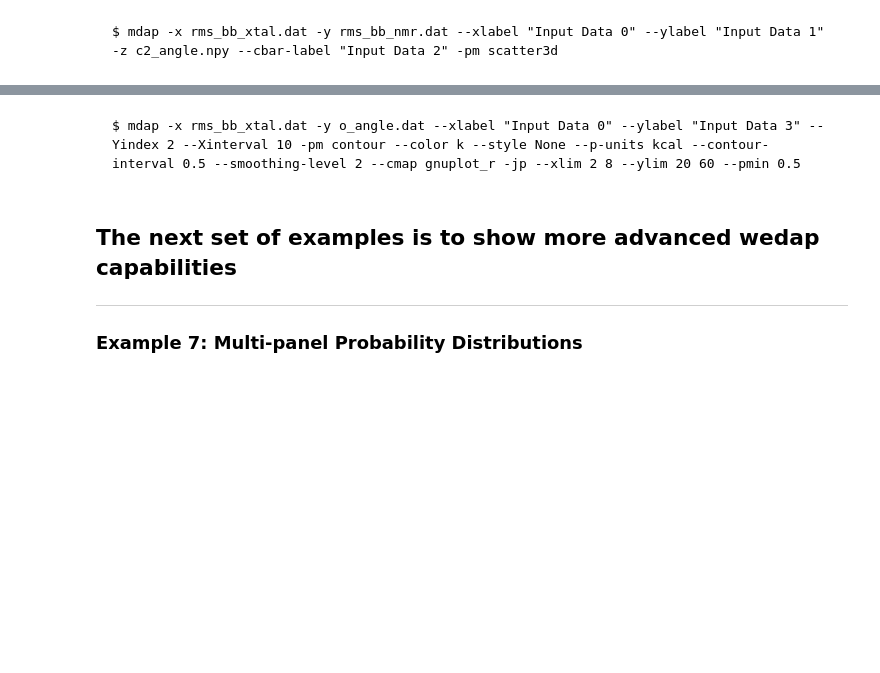
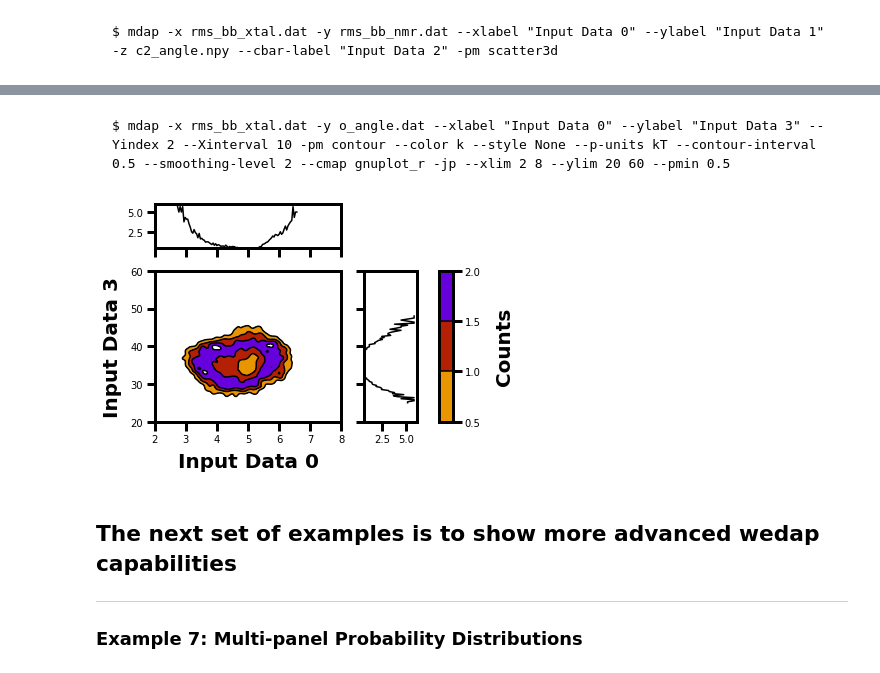
Before and after one commit to darianyang/wedap, a Jupyter notebook: examples/notebook/wedap_demo.ipynb, the cells around one changed output, grey strips where cells are left out. Saved outputs shown, nothing was run; the diff lists cells and outputs as text; code cells hidden in the pictures; blank space fills up the shorter version.

````diff
--- a/examples/notebook/wedap_demo.ipynb
+++ b/examples/notebook/wedap_demo.ipynb
@@ -227,7 +248,14 @@ $ mdap -x rms_bb_xtal.dat -y rms_bb_nmr.dat --xlabel "Input Data 0" --ylabel "In
 # %% [markdown]
 ```
-$ mdap -x rms_bb_xtal.dat -y o_angle.dat --xlabel "Input Data 0" --ylabel "Input Data 3" --Yindex 2 --Xinterval 10 -pm contour --color k --style None --p-units kcal --contour-interval 0.5 --smoothing-level 2 --cmap gnuplot_r -jp --xlim 2 8 --ylim 20 60 --pmin 0.5
+$ mdap -x rms_bb_xtal.dat -y o_angle.dat --xlabel "Input Data 0" --ylabel "Input Data 3" --Yindex 2 --Xinterval 10 -pm contour --color k --style None --p-units kT --contour-interval 0.5 --smoothing-level 2 --cmap gnuplot_r -jp --xlim 2 8 --ylim 20 60 --pmin 0.5
 ```
+# %%
+mdap.MD_Plot(Xname=["rms_bb_xtal.dat"], Yname=["o_angle.dat"], Yindex=2, color="k", p_min=0.5,
+             contour_interval=0.5, smoothing_level=2, cmap="gnuplot_r", jointplot=True,
+             data_type="pdist", Xinterval=10, plot_mode="contour", p_units="kT",
+             xlabel="Input Data 0", ylabel="Input Data 3", xlim=(2, 8), ylim=(20, 60)).plot()
+# %% [output]
+[figure, added]
 # %% [markdown]
 ## The next set of examples is to show more advanced wedap capabilities
 ---
````
Also changed, not shown: parts of 9 cells of this notebook, 1 other file.
